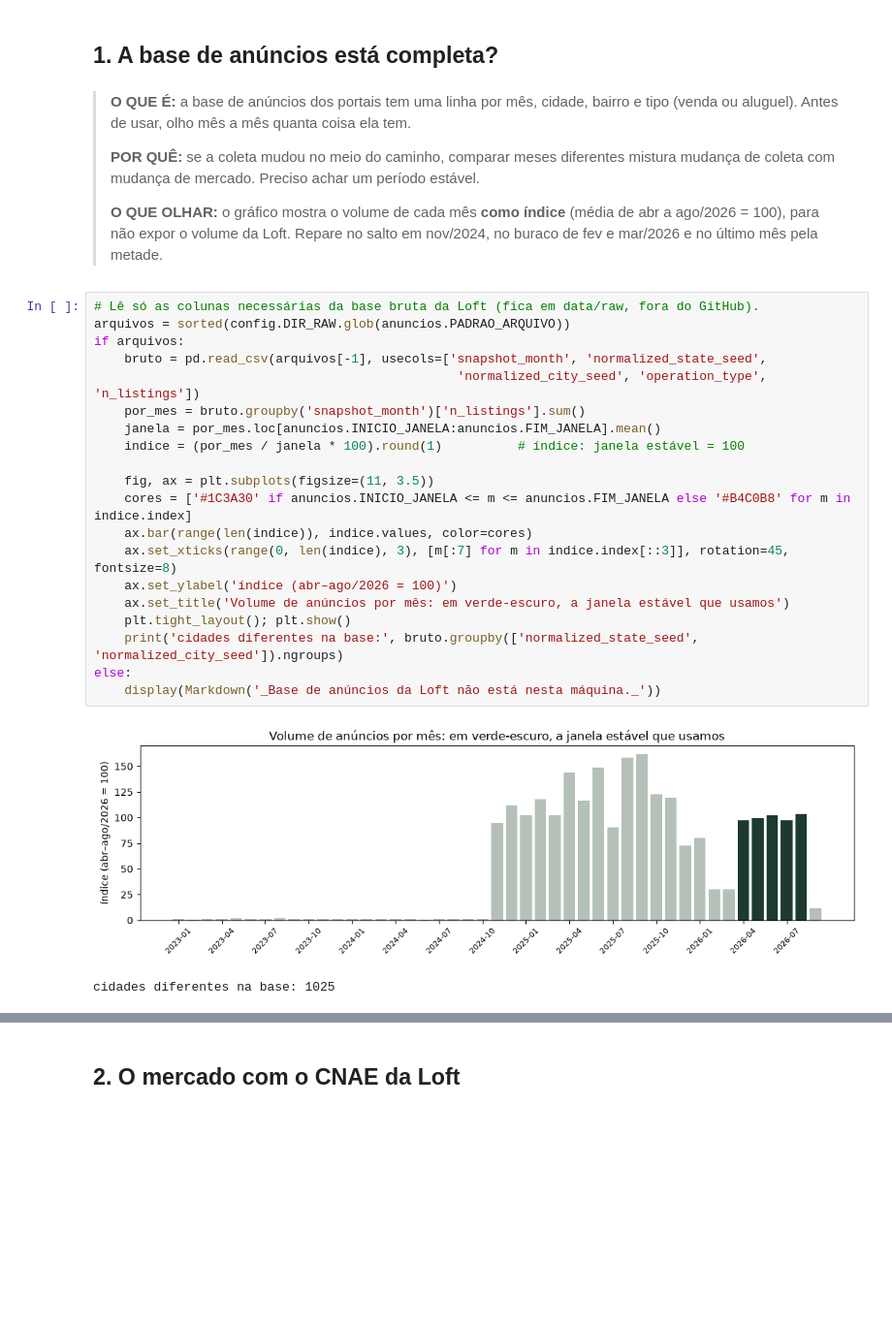
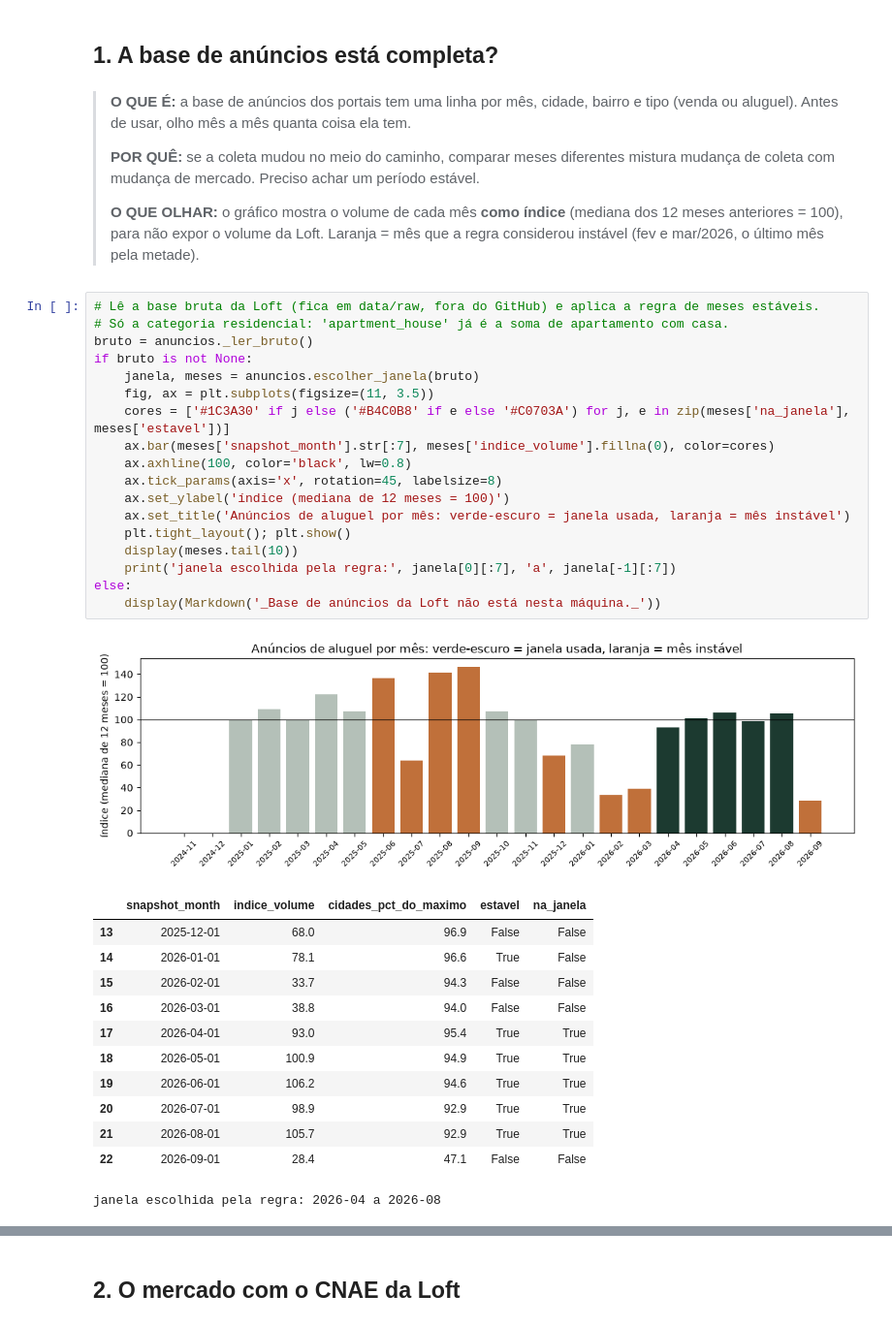
Before and after one commit to VictorGarcia25/ibmecPCDV20261_victor_lucas_beatriz_ravi, a Jupyter notebook: notebooks/03_pos_feedback_loft.ipynb, the cells around one changed output, grey strips where cells are left out. Shown at 97% size. Drawn from its saved outputs; the diff is of its cells as text; blank space fills up the shorter version.

```diff
--- a/notebooks/03_pos_feedback_loft.ipynb
+++ b/notebooks/03_pos_feedback_loft.ipynb
@@ -71,30 +71,39 @@ também conseguir vender o imóvel.
 >
 > **POR QUÊ:** se a coleta mudou no meio do caminho, comparar meses diferentes mistura mudança de coleta com mudança de mercado. Preciso achar um período estável.
 >
-> **O QUE OLHAR:** o gráfico mostra o volume de cada mês **como índice** (média de abr a ago/2026 = 100), para não expor o volume da Loft. Repare no salto em nov/2024, no buraco de fev e mar/2026 e no último mês pela metade.
+> **O QUE OLHAR:** o gráfico mostra o volume de cada mês **como índice** (mediana dos 12 meses anteriores = 100), para não expor o volume da Loft. Laranja = mês que a regra considerou instável (fev e mar/2026, o último mês pela metade).
 # %%
-# Lê só as colunas necessárias da base bruta da Loft (fica em data/raw, fora do GitHub).
-arquivos = sorted(config.DIR_RAW.glob(anuncios.PADRAO_ARQUIVO))
-if arquivos:
-    bruto = pd.read_csv(arquivos[-1], usecols=['snapshot_month', 'normalized_state_seed',
-                                                'normalized_city_seed', 'operation_type', 'n_listings'])
-    por_mes = bruto.groupby('snapshot_month')['n_listings'].sum()
-    janela = por_mes.loc[anuncios.INICIO_JANELA:anuncios.FIM_JANELA].mean()
-    indice = (por_mes / janela * 100).round(1)          # índice: janela estável = 100
-
+# Lê a base bruta da Loft (fica em data/raw, fora do GitHub) e aplica a regra de meses estáveis.
+# Só a categoria residencial: 'apartment_house' já é a soma de apartamento com casa.
+bruto = anuncios._ler_bruto()
+if bruto is not None:
+    janela, meses = anuncios.escolher_janela(bruto)
     fig, ax = plt.subplots(figsize=(11, 3.5))
-    cores = ['#1C3A30' if anuncios.INICIO_JANELA <= m <= anuncios.FIM_JANELA else '#B4C0B8' for m in indice.index]
-    ax.bar(range(len(indice)), indice.values, color=cores)
-    ax.set_xticks(range(0, len(indice), 3), [m[:7] for m in indice.index[::3]], rotation=45, fontsize=8)
-    ax.set_ylabel('índice (abr–ago/2026 = 100)')
-    ax.set_title('Volume de anúncios por mês: em verde-escuro, a janela estável que usamos')
+    cores = ['#1C3A30' if j else ('#B4C0B8' if e else '#C0703A') for j, e in zip(meses['na_janela'], meses['estavel'])]
+    ax.bar(meses['snapshot_month'].str[:7], meses['indice_volume'].fillna(0), color=cores)
+    ax.axhline(100, color='black', lw=0.8)
+    ax.tick_params(axis='x', rotation=45, labelsize=8)
+    ax.set_ylabel('índice (mediana de 12 meses = 100)')
+    ax.set_title('Anúncios de aluguel por mês: verde-escuro = janela usada, laranja = mês instável')
     plt.tight_layout(); plt.show()
-    print('cidades diferentes na base:', bruto.groupby(['normalized_state_seed', 'normalized_city_seed']).ngroups)
+    display(meses.tail(10))
+    print('janela escolhida pela regra:', janela[0][:7], 'a', janela[-1][:7])
 else:
     display(Markdown('_Base de anúncios da Loft não está nesta máquina._'))
 # %% [output]
-[figure, old version]
+[figure, new version]
+|  | snapshot_month | indice_volume | cidades_pct_do_maximo | estavel | na_janela |
+| 13 | 2025-12-01 | 68.0 | 96.9 | False | False |
+| 14 | 2026-01-01 | 78.1 | 96.6 | True | False |
+| 15 | 2026-02-01 | 33.7 | 94.3 | False | False |
+| 16 | 2026-03-01 | 38.8 | 94.0 | False | False |
+| 17 | 2026-04-01 | 93.0 | 95.4 | True | True |
+| 18 | 2026-05-01 | 100.9 | 94.9 | True | True |
+| 19 | 2026-06-01 | 106.2 | 94.6 | True | True |
+| 20 | 2026-07-01 | 98.9 | 92.9 | True | True |
+| 21 | 2026-08-01 | 105.7 | 92.9 | True | True |
+| 22 | 2026-09-01 | 28.4 | 47.1 | False | False |
-cidades diferentes na base: 1025
+janela escolhida pela regra: 2026-04 a 2026-08
 # %% [markdown]
 **Conclusão do passo 1:** a base **não é completa**. Até out/2024 a coleta era bem menor (o volume salta umas 30 vezes
 em nov/2024), fev e mar/2026 têm um buraco e o último mês está pela metade. Por isso usamos **só abr a ago/2026**,
```
Also changed, not shown: parts of 3 cells of this notebook, 2 other files.
